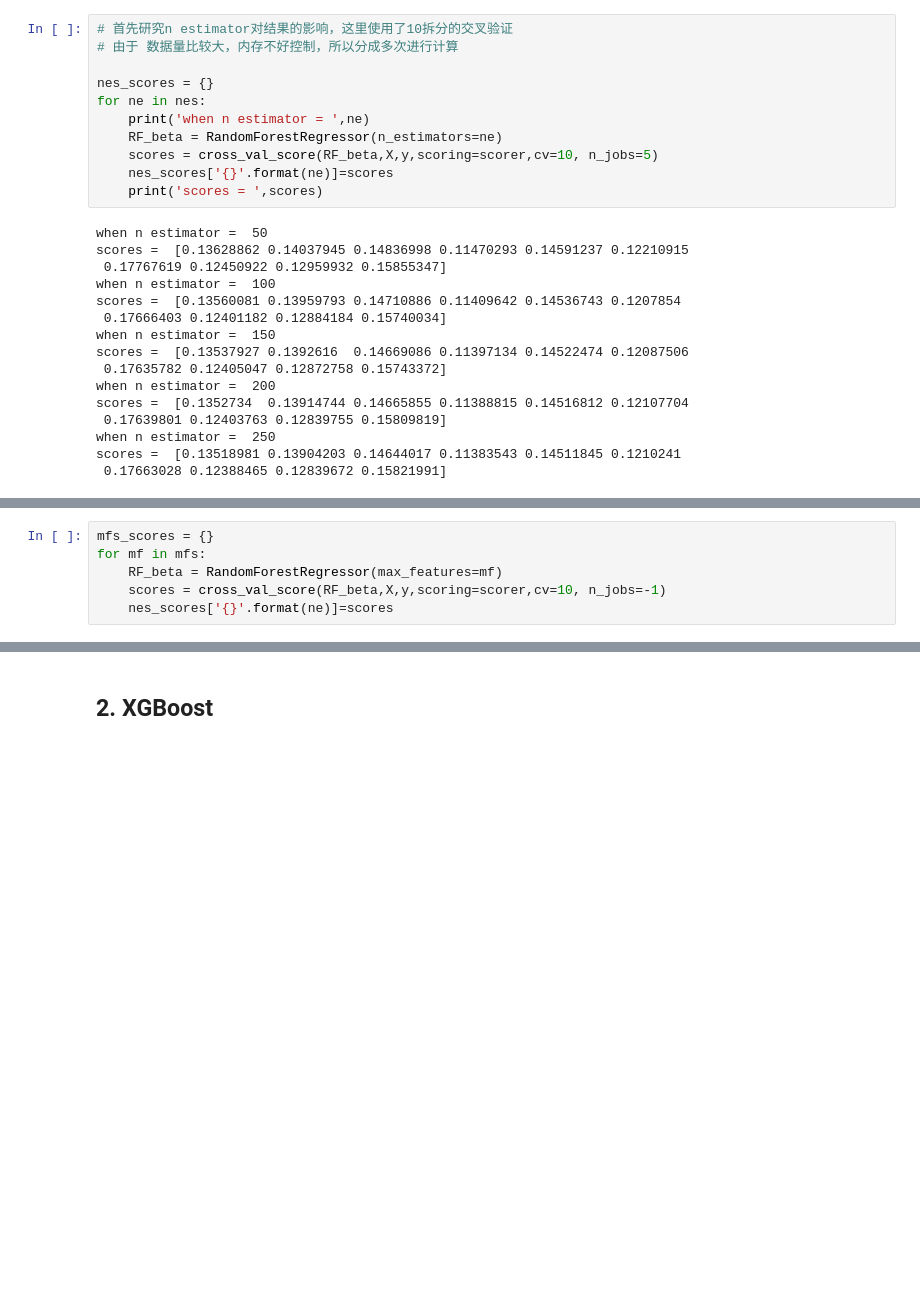
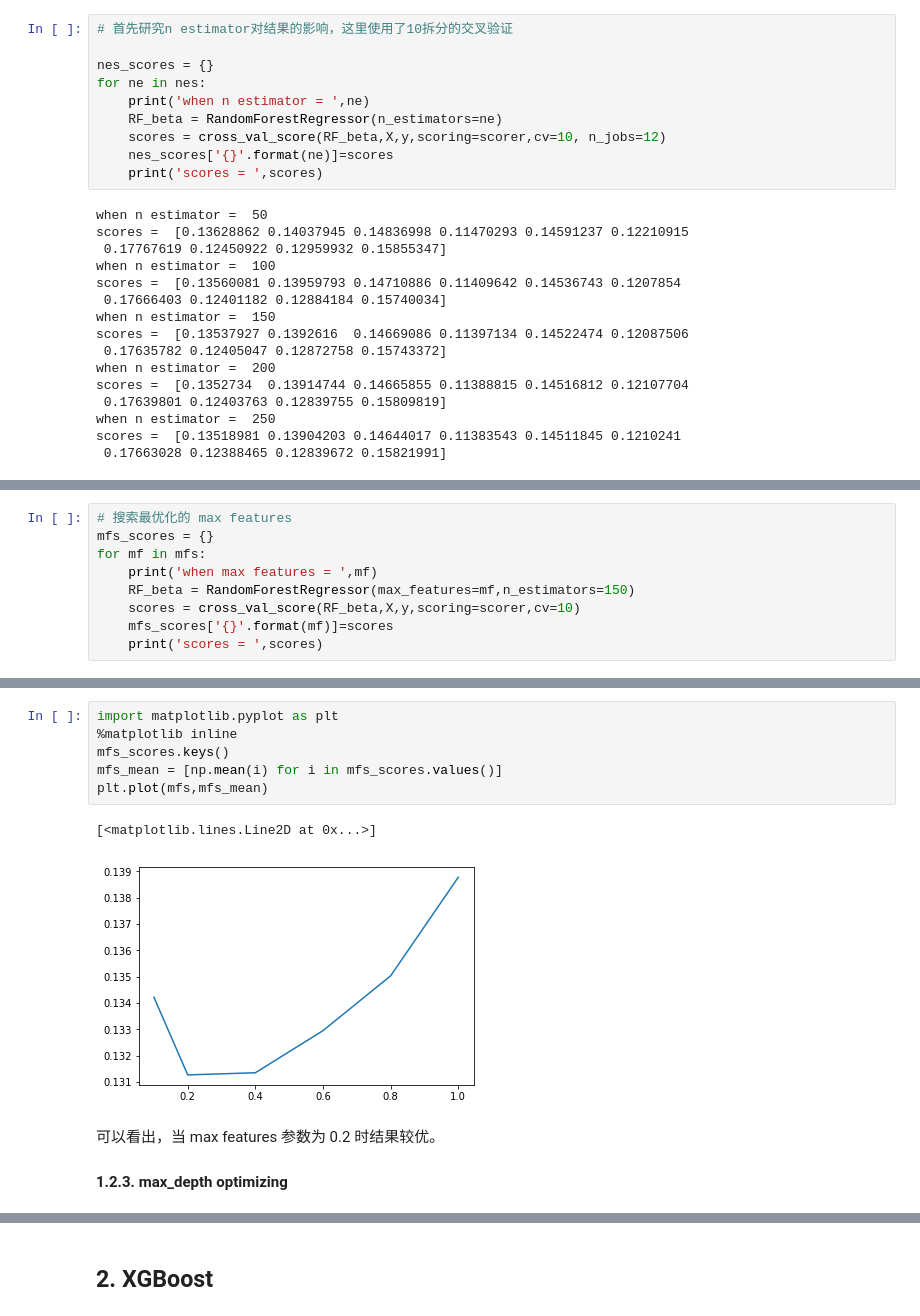
Before and after one commit to siyuanxu/Rossmann-Sales, a Jupyter notebook: Predict.ipynb, the cells around one changed output, grey strips where cells are left out. Saved outputs shown, nothing was run; the diff lists cells and outputs as text; blank space fills up the shorter version.

```diff
--- a/Predict.ipynb
+++ b/Predict.ipynb
@@ -89,13 +98,12 @@ mfs = np.array([0.1,0.2,0.4,0.6,0.8,1])
 mds = np.arange(2,9,1)
 # %%
 # 首先研究n estimator对结果的影响，这里使用了10拆分的交叉验证
-# 由于 数据量比较大，内存不好控制，所以分成多次进行计算
 
 nes_scores = {}
 for ne in nes:
     print('when n estimator = ',ne)
     RF_beta = RandomForestRegressor(n_estimators=ne)
-    scores = cross_val_score(RF_beta,X,y,scoring=scorer,cv=10, n_jobs=5)
+    scores = cross_val_score(RF_beta,X,y,scoring=scorer,cv=10, n_jobs=12)
     nes_scores['{}'.format(ne)]=scores
     print('scores = ',scores)
 # %% [output]
@@ -125,6 +148,9 @@ TypeError: 'dict_keys' object does not support indexing
 # %%
+# 搜索最优化的 max features
 mfs_scores = {}
 for mf in mfs:
-    RF_beta = RandomForestRegressor(max_features=mf)
-    scores = cross_val_score(RF_beta,X,y,scoring=scorer,cv=10, n_jobs=-1)
-    nes_scores['{}'.format(ne)]=scores
+    print('when max features = ',mf)
+    RF_beta = RandomForestRegressor(max_features=mf,n_estimators=150)
+    scores = cross_val_score(RF_beta,X,y,scoring=scorer,cv=10)
+    mfs_scores['{}'.format(mf)]=scores
+    print('scores = ',scores)
@@ -130,0 +176,13 @@ for mf in mfs:
+# %%
+import matplotlib.pyplot as plt
+%matplotlib inline
+mfs_scores.keys()
+mfs_mean = [np.mean(i) for i in mfs_scores.values()]
+plt.plot(mfs,mfs_mean)
+# %% [output]
+[<matplotlib.lines.Line2D at 0x...>]
+[figure, added]
+# %% [markdown]
+可以看出，当 max features 参数为 0.2 时结果较优。
+
+#### 1.2.3. max_depth optimizing
```
Also changed, not shown: parts of 55 cells of this notebook, 38 other files.
